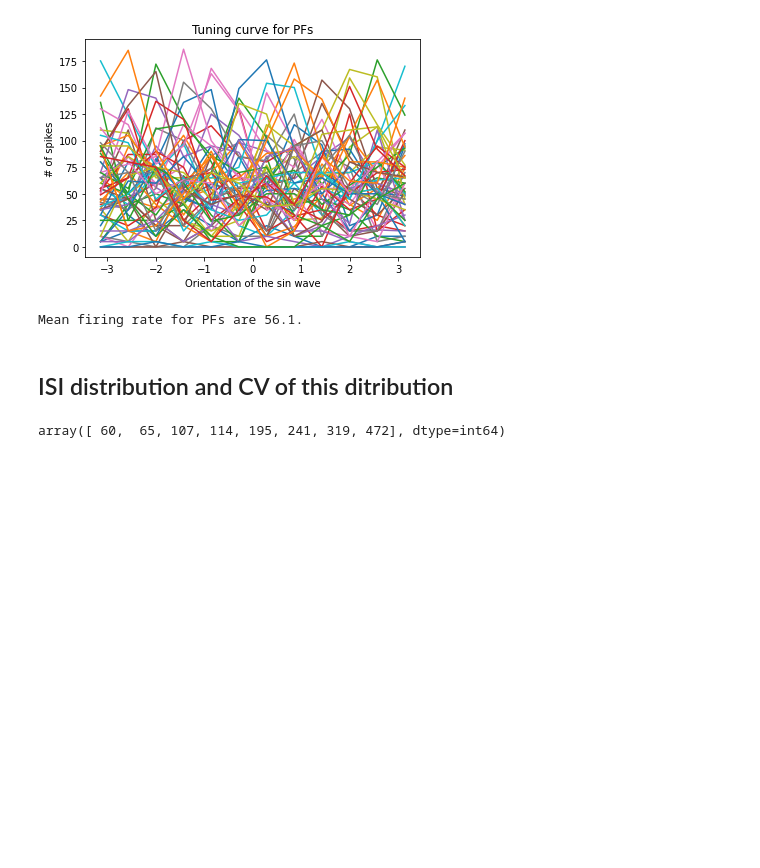
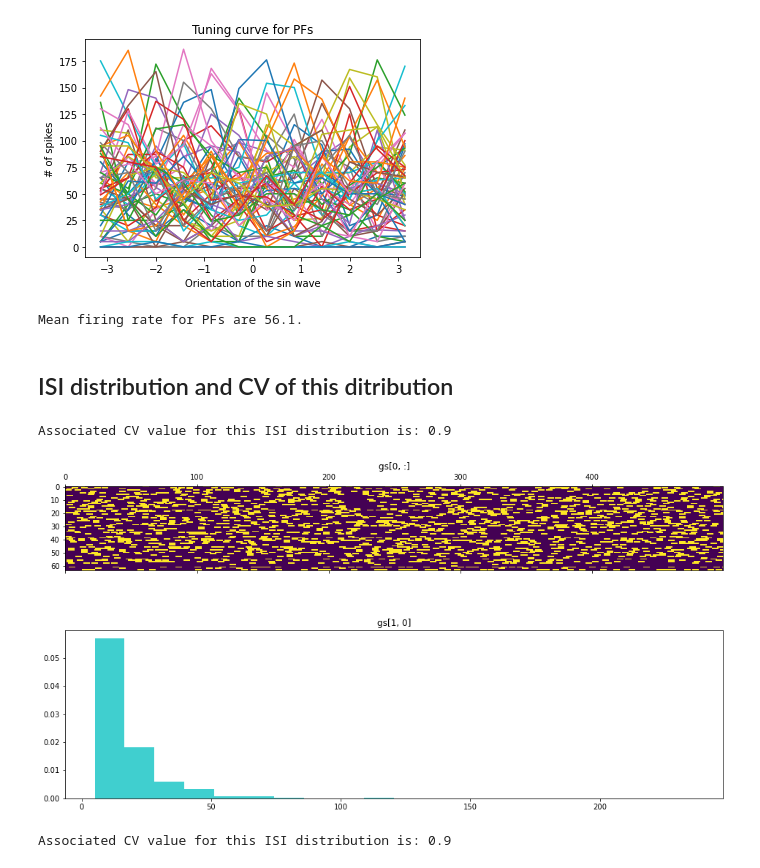
Before and after one commit to yavuz-s/Final-Project-phy527, a Jupyter notebook: Final Project - Sampling.ipynb, the cells around one changed output. Drawn from its saved outputs; the diff is of its cells as text; code cells hidden in the pictures; blank space fills up the shorter version.

```diff
--- a/Final Project - Sampling.ipynb
+++ b/Final Project - Sampling.ipynb
@@ -339,18 +340,13 @@ def Gibbs_sampling_timing(Image, n_sampling):
             else:
                 ζ[j, i] = ζ[j, i-1] - 1
 
-    return spike_timing
+    return spike_timing, response_matrix
 # %%
 def ISI_response(Image, n_sampling):
-    spike_time_matrix = Gibbs_sampling_timing(Image, n_sampling)
+    spike_time_matrix, response = Gibbs_sampling_timing(Image, n_sampling)
     ISI = []
     for i in range(64):
         time = np.nonzero(spike_time_matrix[i])
-        ISI.append([time[0,i+1]-time[0,i] for i in range(len(time)-1)])
-    return ISI
+        time = np.asarray(time[0])
+        ISI.append([time[i+1]-time[i] for i in range(len(time)-1)])
+    return ISI, response
-# %%
-time = np.nonzero(Gibbs_sampling_timing(average_24_26, N_sampling)[0])
-time = np.asarray(time)
-time[0]
-# %% [output]
-array([ 60,  65, 107, 114, 195, 241, 319, 472], dtype=int64)
@@ -359,2 +353,24 @@ a = ISI_response(average_24_26, N_sampling)
+# %%
+ISI , response = ISI_response(average_24_26, N_sampling)
+ISI = flat_list = [item for sublist in ISI for item in sublist]
+std_ISI = np.std(ISI)
+mean_ISI = np.mean(ISI)
+cv_ISI = std_ISI/mean_ISI
 # %%
 x * (x > 0)
+# %%
+fig3 = plt.figure(constrained_layout=True, figsize = (13,7))
+gs = fig3.add_gridspec(2, 2)
+f3_ax1 = fig3.add_subplot(gs[0, :])
+f3_ax1.set_title('gs[0, :]')
+f3_ax1.matshow(aa)
+f3_ax2 = fig3.add_subplot(gs[1, :])
+f3_ax2.set_title('gs[1, 0]')
+f3_ax2.hist(ISI, 20, density=True, facecolor='c', alpha=0.75);
+# %% [output]
+Associated CV value for this ISI distribution is: 0.9
+[figure, added]
+# %%
+print("Associated CV value for this ISI distribution is: %.1f" %cv_ISI)
+# %% [output]
+Associated CV value for this ISI distribution is: 0.9
```
Also changed, not shown: parts of 3 cells of this notebook.
